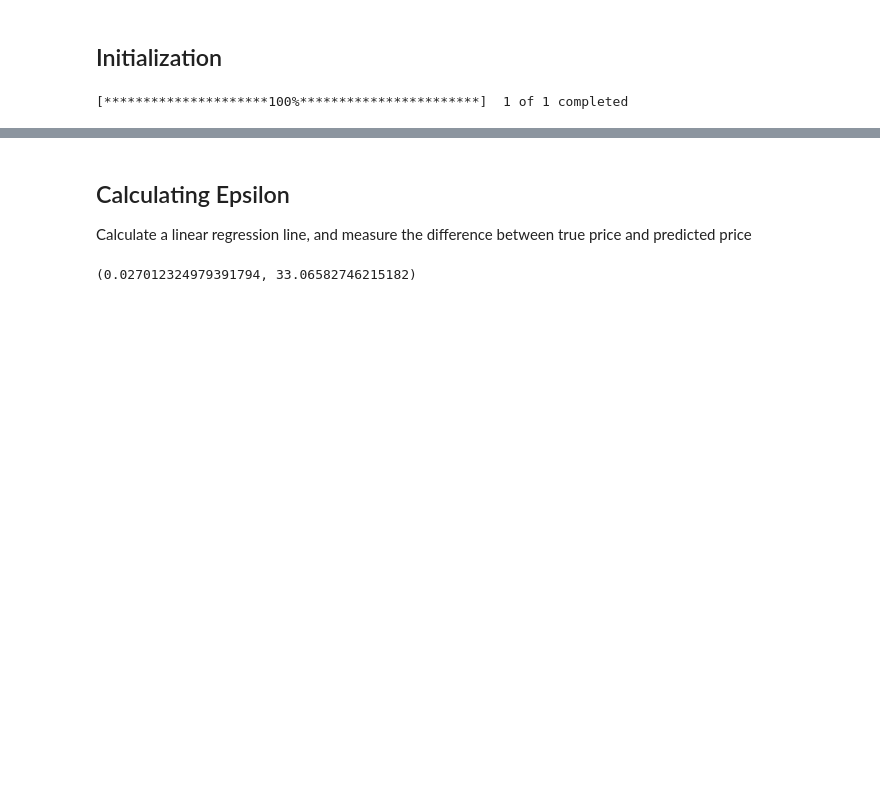
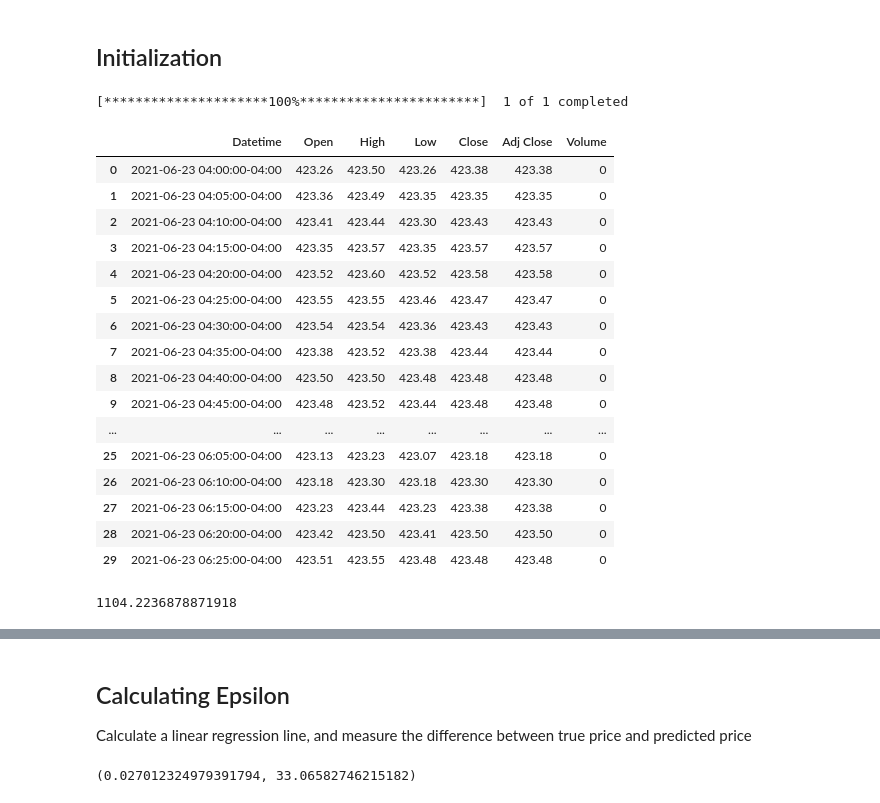
Before and after one commit to briansong524/Mo_money_mo_money, a Jupyter notebook: slack_notifier_w_yfinance/ipynb/Market Trend Analysis.ipynb, the cells around one changed output, grey strips where cells are left out. Saved outputs shown, nothing was run; the diff lists cells and outputs as text; code cells hidden in the pictures; blank space fills up the shorter version.

```diff
--- a/slack_notifier_w_yfinance/ipynb/Market Trend Analysis.ipynb
+++ b/slack_notifier_w_yfinance/ipynb/Market Trend Analysis.ipynb
@@ -49,13 +49,33 @@ ticker = yf.Ticker("ZM")
 start_date = str((datetime.now() - timedelta(days=59)).date())
 data = ticker.history(interval = '30m', start = start_date).reset_index()
 # %%
-ticker = 'SPWR'
-period = '1mo'
-interval = '30m'
+ticker = 'SPY'
+period = '1d'
+interval = '5m'
 data = yf.download(tickers = ticker,
     period = period, interval = interval, group_by = 'ticker', prepost = True).reset_index()
 # %% [output]
 [*********************100%***********************]  1 of 1 completed
+# %%
+data.head(30)
+# %% [output]
+|  | Datetime | Open | High | Low | Close | Adj Close | Volume |
+| 0 | 2021-06-23 04:00:00-04:00 | 423.26 | 423.50 | 423.26 | 423.38 | 423.38 | 0 |
+| 1 | 2021-06-23 04:05:00-04:00 | 423.36 | 423.49 | 423.35 | 423.35 | 423.35 | 0 |
+| 2 | 2021-06-23 04:10:00-04:00 | 423.41 | 423.44 | 423.30 | 423.43 | 423.43 | 0 |
+| 3 | 2021-06-23 04:15:00-04:00 | 423.35 | 423.57 | 423.35 | 423.57 | 423.57 | 0 |
+| 4 | 2021-06-23 04:20:00-04:00 | 423.52 | 423.60 | 423.52 | 423.58 | 423.58 | 0 |
+| 5 | 2021-06-23 04:25:00-04:00 | 423.55 | 423.55 | 423.46 | 423.47 | 423.47 | 0 |
+| 6 | 2021-06-23 04:30:00-04:00 | 423.54 | 423.54 | 423.36 | 423.43 | 423.43 | 0 |
+| 7 | 2021-06-23 04:35:00-04:00 | 423.38 | 423.52 | 423.38 | 423.44 | 423.44 | 0 |
+| 8 | 2021-06-23 04:40:00-04:00 | 423.50 | 423.50 | 423.48 | 423.48 | 423.48 | 0 |
+| 9 | 2021-06-23 04:45:00-04:00 | 423.48 | 423.52 | 423.44 | 423.48 | 423.48 | 0 |
+| ... | ... | ... | ... | ... | ... | ... | ... |
+| 25 | 2021-06-23 06:05:00-04:00 | 423.13 | 423.23 | 423.07 | 423.18 | 423.18 | 0 |
+| 26 | 2021-06-23 06:10:00-04:00 | 423.18 | 423.30 | 423.18 | 423.30 | 423.30 | 0 |
+| 27 | 2021-06-23 06:15:00-04:00 | 423.23 | 423.44 | 423.23 | 423.38 | 423.38 | 0 |
+| 28 | 2021-06-23 06:20:00-04:00 | 423.42 | 423.50 | 423.41 | 423.50 | 423.50 | 0 |
+| 29 | 2021-06-23 06:25:00-04:00 | 423.51 | 423.55 | 423.48 | 423.48 | 423.48 | 0 |
 # %%
 symbols = 'NDAQ,SPY,DIA'.split(',')
 interval = '30m'
@@ -71,6 +91,10 @@ data['MSFT'].copy().reset_index()
 data['Upper'] = data[['Open','Close']].max(axis = 1)
 data['Lower'] = data[['Open','Close']].min(axis = 1)
 data['Midpoint'] = data[['Open','Close']].mean(axis = 1)
+# %%
+datetime.now().timestamp() - data['Datetime'].iloc[-1].timestamp()
+# %% [output]
+1104.2236878871918
 # %%
 data
 # %% [output]
```
Also changed, not shown: parts of 1 cell of this notebook, 2 other files.
